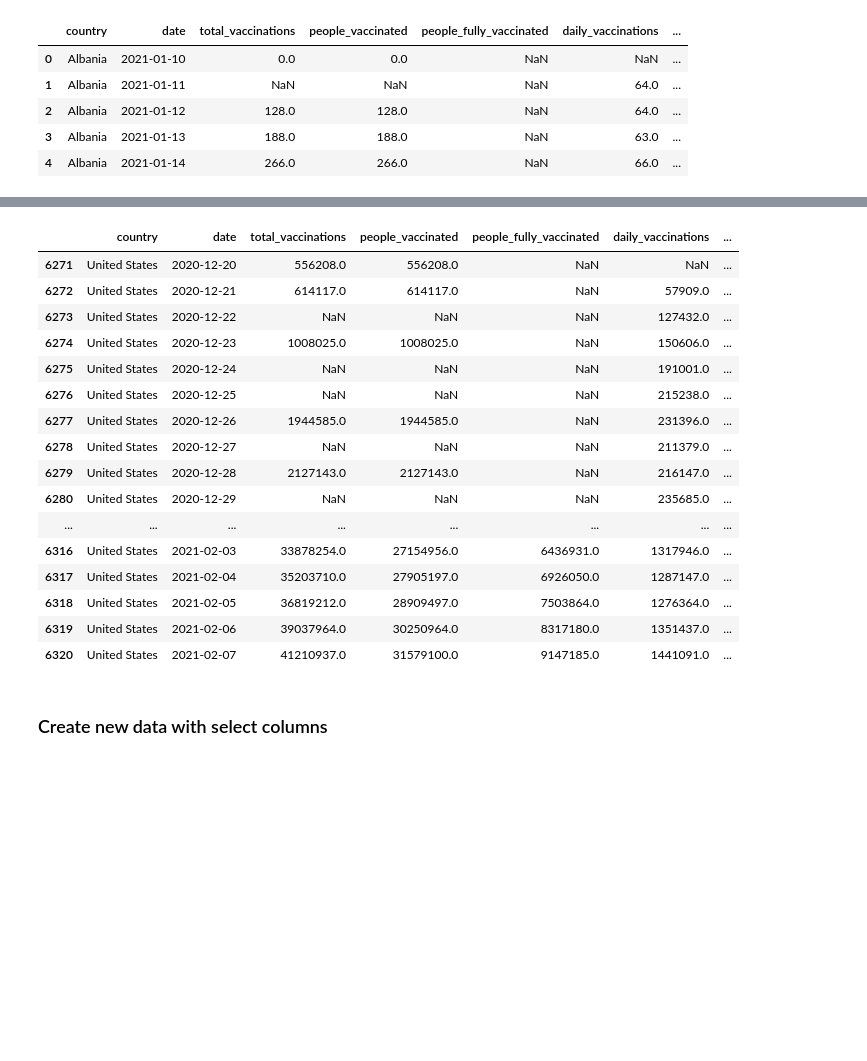
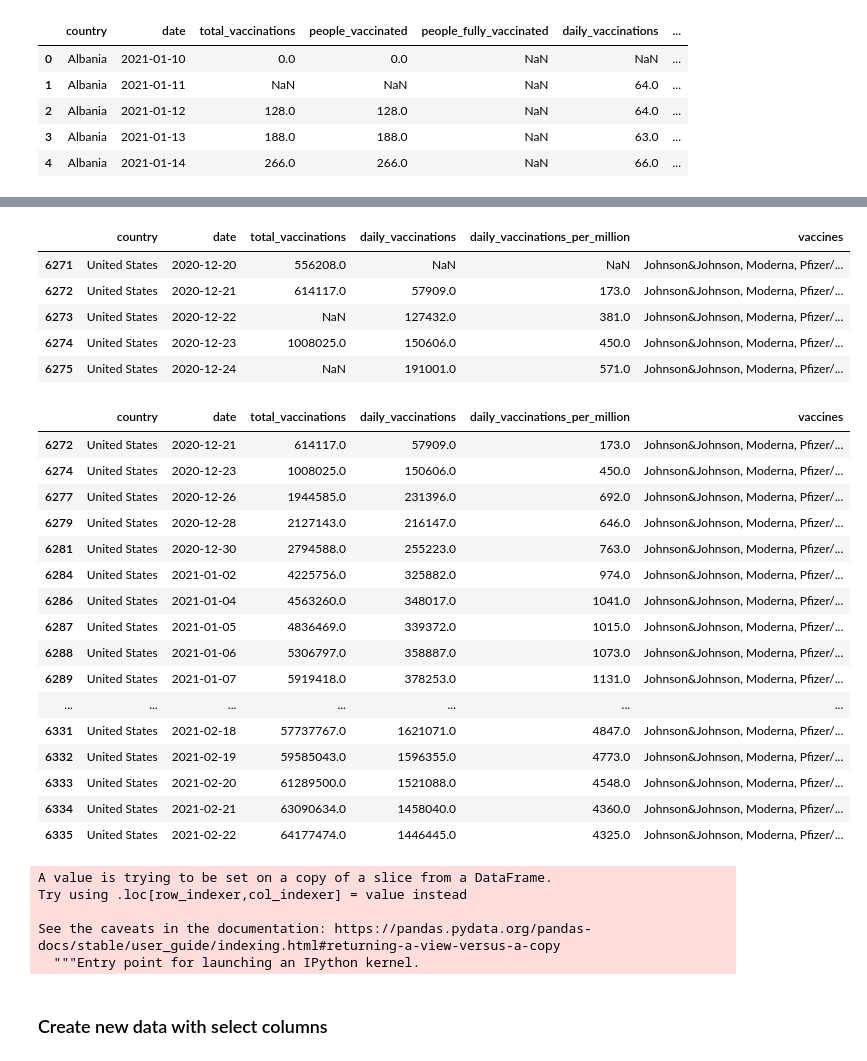
Before and after one commit to bmedford01/ETL_Project, a Jupyter notebook: ETL_Pandas.ipynb, the cells around one changed output, grey strips where cells are left out. Saved outputs shown, nothing was run; the diff lists cells and outputs as text; code cells hidden in the pictures; blank space fills up the shorter version.

Commit message:
Completed more data cleanup

```diff
--- a/ETL_Pandas.ipynb
+++ b/ETL_Pandas.ipynb
@@ -53,20 +45,9 @@ USA_vaccination_data = clean_vaccination_data.loc[clean_vaccination_data["countr
 # %%
-USA_vaccination_data.head(50)
+USA_vaccination_data.head(5)
 # %% [output]
-|  | country | date | total_vaccinations | people_vaccinated | people_fully_vaccinated | daily_vaccinations | ... |
-| 6271 | United States | 2020-12-20 | 556208.0 | 556208.0 | NaN | NaN | ... |
-| 6272 | United States | 2020-12-21 | 614117.0 | 614117.0 | NaN | 57909.0 | ... |
-| 6273 | United States | 2020-12-22 | NaN | NaN | NaN | 127432.0 | ... |
-| 6274 | United States | 2020-12-23 | 1008025.0 | 1008025.0 | NaN | 150606.0 | ... |
-| 6275 | United States | 2020-12-24 | NaN | NaN | NaN | 191001.0 | ... |
-| 6276 | United States | 2020-12-25 | NaN | NaN | NaN | 215238.0 | ... |
-| 6277 | United States | 2020-12-26 | 1944585.0 | 1944585.0 | NaN | 231396.0 | ... |
-| 6278 | United States | 2020-12-27 | NaN | NaN | NaN | 211379.0 | ... |
-| 6279 | United States | 2020-12-28 | 2127143.0 | 2127143.0 | NaN | 216147.0 | ... |
-| 6280 | United States | 2020-12-29 | NaN | NaN | NaN | 235685.0 | ... |
-| ... | ... | ... | ... | ... | ... | ... | ... |
-| 6316 | United States | 2021-02-03 | 33878254.0 | 27154956.0 | 6436931.0 | 1317946.0 | ... |
-| 6317 | United States | 2021-02-04 | 35203710.0 | 27905197.0 | 6926050.0 | 1287147.0 | ... |
-| 6318 | United States | 2021-02-05 | 36819212.0 | 28909497.0 | 7503864.0 | 1276364.0 | ... |
-| 6319 | United States | 2021-02-06 | 39037964.0 | 30250964.0 | 8317180.0 | 1351437.0 | ... |
-| 6320 | United States | 2021-02-07 | 41210937.0 | 31579100.0 | 9147185.0 | 1441091.0 | ... |
+|  | country | date | total_vaccinations | daily_vaccinations | daily_vaccinations_per_million | vaccines |
+| 6271 | United States | 2020-12-20 | 556208.0 | NaN | NaN | Johnson&Johnson, Moderna, Pfizer/... |
+| 6272 | United States | 2020-12-21 | 614117.0 | 57909.0 | 173.0 | Johnson&Johnson, Moderna, Pfizer/... |
+| 6273 | United States | 2020-12-22 | NaN | 127432.0 | 381.0 | Johnson&Johnson, Moderna, Pfizer/... |
+| 6274 | United States | 2020-12-23 | 1008025.0 | 150606.0 | 450.0 | Johnson&Johnson, Moderna, Pfizer/... |
+| 6275 | United States | 2020-12-24 | NaN | 191001.0 | 571.0 | Johnson&Johnson, Moderna, Pfizer/... |
@@ -72,0 +56,28 @@ USA_vaccination_data.head(50)
+# %%
+c_USA_vaccination_data.head(50)
+# %% [output]
+|  | country | date | total_vaccinations | daily_vaccinations | daily_vaccinations_per_million | vaccines |
+| 6272 | United States | 2020-12-21 | 614117.0 | 57909.0 | 173.0 | Johnson&Johnson, Moderna, Pfizer/... |
+| 6274 | United States | 2020-12-23 | 1008025.0 | 150606.0 | 450.0 | Johnson&Johnson, Moderna, Pfizer/... |
+| 6277 | United States | 2020-12-26 | 1944585.0 | 231396.0 | 692.0 | Johnson&Johnson, Moderna, Pfizer/... |
+| 6279 | United States | 2020-12-28 | 2127143.0 | 216147.0 | 646.0 | Johnson&Johnson, Moderna, Pfizer/... |
+| 6281 | United States | 2020-12-30 | 2794588.0 | 255223.0 | 763.0 | Johnson&Johnson, Moderna, Pfizer/... |
+| 6284 | United States | 2021-01-02 | 4225756.0 | 325882.0 | 974.0 | Johnson&Johnson, Moderna, Pfizer/... |
+| 6286 | United States | 2021-01-04 | 4563260.0 | 348017.0 | 1041.0 | Johnson&Johnson, Moderna, Pfizer/... |
+| 6287 | United States | 2021-01-05 | 4836469.0 | 339372.0 | 1015.0 | Johnson&Johnson, Moderna, Pfizer/... |
+| 6288 | United States | 2021-01-06 | 5306797.0 | 358887.0 | 1073.0 | Johnson&Johnson, Moderna, Pfizer/... |
+| 6289 | United States | 2021-01-07 | 5919418.0 | 378253.0 | 1131.0 | Johnson&Johnson, Moderna, Pfizer/... |
+| ... | ... | ... | ... | ... | ... | ... |
+| 6331 | United States | 2021-02-18 | 57737767.0 | 1621071.0 | 4847.0 | Johnson&Johnson, Moderna, Pfizer/... |
+| 6332 | United States | 2021-02-19 | 59585043.0 | 1596355.0 | 4773.0 | Johnson&Johnson, Moderna, Pfizer/... |
+| 6333 | United States | 2021-02-20 | 61289500.0 | 1521088.0 | 4548.0 | Johnson&Johnson, Moderna, Pfizer/... |
+| 6334 | United States | 2021-02-21 | 63090634.0 | 1458040.0 | 4360.0 | Johnson&Johnson, Moderna, Pfizer/... |
+| 6335 | United States | 2021-02-22 | 64177474.0 | 1446445.0 | 4325.0 | Johnson&Johnson, Moderna, Pfizer/... |
+# %%
+c_USA_vaccination_data['total_vaccinations'] = c_USA_vaccination_data['total_vaccinations'].astype(int)
+# %% [output]
+A value is trying to be set on a copy of a slice from a DataFrame.
+Try using .loc[row_indexer,col_indexer] = value instead
+
+See the caveats in the documentation: https://pandas.pydata.org/pandas-docs/stable/user_guide/indexing.html#returning-a-view-versus-a-copy
+  """Entry point for launching an IPython kernel.
```
Also changed, not shown: parts of 4 cells of this notebook.
